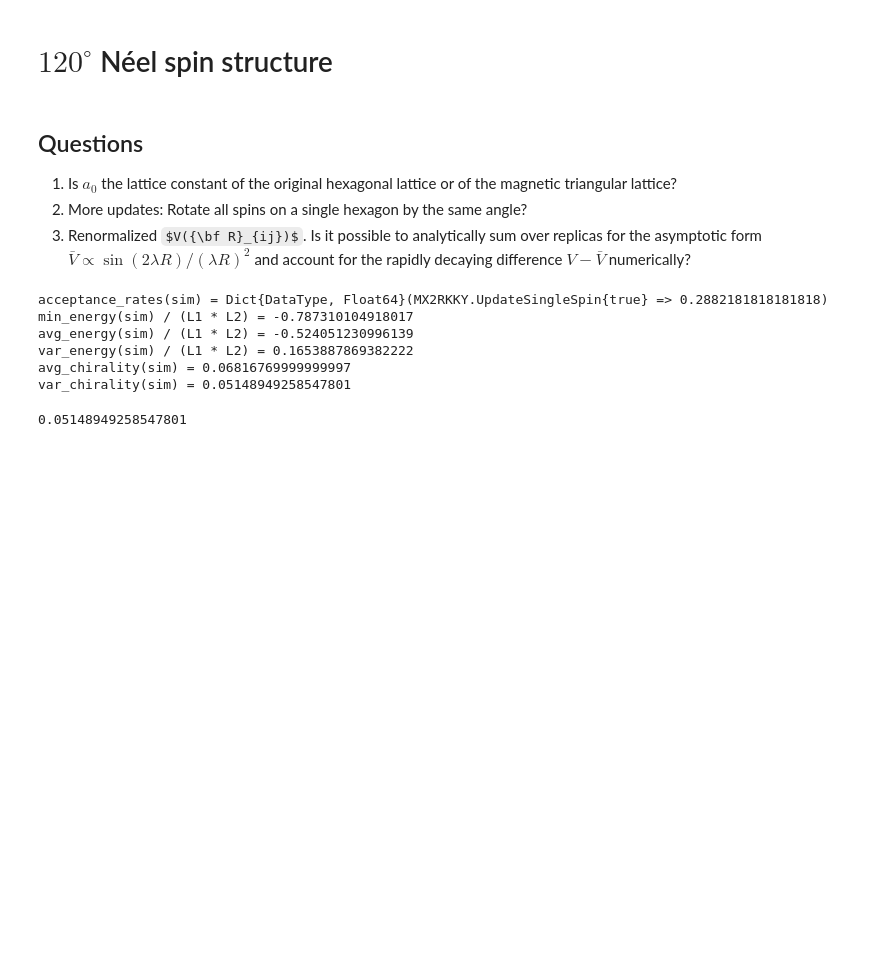
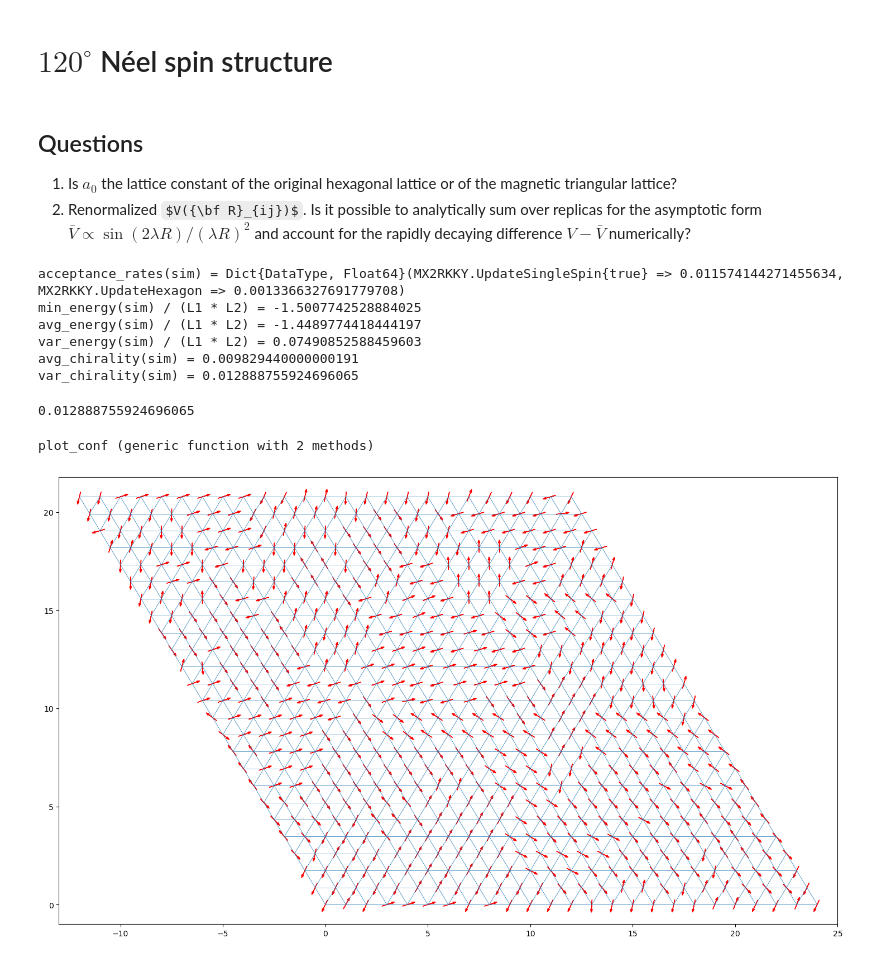
Before and after one commit to krivenko/MX2RKKY.jl, a Jupyter notebook: notebooks/Neel.ipynb, the cells around one changed output. Drawn from its saved outputs; the diff is of its cells as text; code cells hidden in the pictures; some formulas as TeX source; blank space fills up the shorter version.

Commit message:
Neel: Added plotting of planar spin configurations

```diff
--- a/notebooks/Neel.ipynb
+++ b/notebooks/Neel.ipynb
@@ -4,14 +4,13 @@
 ## Questions
 
 1. Is $a_0$ the lattice constant of the original hexagonal lattice or of the magnetic triangular lattice?
-2. More updates: Rotate all spins on a single hexagon by the same angle?
 3. Renormalized $V({\bf R}_{ij})$. Is it possible to analytically sum over replicas for the asymptotic form $\bar V \propto \sin(2\lambda R) / (\lambda R)^2$ and account for the rapidly decaying difference $V - \bar V$ numerically?
 # %%
 using Random: MersenneTwister
 
 using MX2RKKY
 # %%
-L1, L2 = 100, 100
+L1, L2 = 25, 25
 
 # Temperature
 T = 0.01
@@ -19,19 +18,19 @@ T = 0.01
 Jpar = 1.0
 Jperp = 0.0
 # RKKY parameters
-Vpar = 0.01
+Vpar = 0.0
 Vperp = 0.0
 λ = 0.05 # k_F a_0
 
-n_cycles = 1000
-n_warmup_cycles = 100
+n_cycles = 10000
+n_warmup_cycles = 1000
 cycle_length = 50
 
 rng = MersenneTwister(123456)
 conf = Configuration(L1, L2, rng, inplane=true)
 
 sim = MCSimulation(conf, β=1/T, Jpar=Jpar, Jperp=Jperp, Vpar=Vpar, Vperp=Vperp, λ=λ, Vrenormalize=false)
-run!(sim, n_cycles=n_cycles, n_warmup_cycles=n_warmup_cycles, cycle_length=cycle_length, inplane=true)
+run!(sim, n_cycles=n_cycles, n_warmup_cycles=n_warmup_cycles, cycle_length=cycle_length, inplane=true, update_hexagon_prob=0.1)
 # %%
 @show acceptance_rates(sim)
 
@@ -43,10 +42,60 @@ run!(sim, n_cycles=n_cycles, n_warmup_cycles=n_warmup_cycles, cycle_length=cycle
 @show avg_chirality(sim)
 @show var_chirality(sim)
 # %% [output]
-acceptance_rates(sim) = Dict{DataType, Float64}(MX2RKKY.UpdateSingleSpin{true} => 0.2882181818181818)
-min_energy(sim) / (L1 * L2) = -0.787310104918017
-avg_energy(sim) / (L1 * L2) = -0.524051230996139
-var_energy(sim) / (L1 * L2) = 0.1653887869382222
-avg_chirality(sim) = 0.06816769999999997
-var_chirality(sim) = 0.05148949258547801
+acceptance_rates(sim) = Dict{DataType, Float64}(MX2RKKY.UpdateSingleSpin{true} => 0.011574144271455634, MX2RKKY.UpdateHexagon => 0.0013366327691779708)
+min_energy(sim) / (L1 * L2) = -1.5007742528884025
+avg_energy(sim) / (L1 * L2) = -1.4489774418444197
+var_energy(sim) / (L1 * L2) = 0.07490852588459603
+avg_chirality(sim) = 0.009829440000000191
+var_chirality(sim) = 0.012888755924696065
-0.05148949258547801
+0.012888755924696065
+# %%
+using PyPlot; const plt = PyPlot;
+plt.pygui(false); plt.svg(true);
+
+function plot_conf(conf::MX2RKKY.Configuration, plot_scale::Float64 = 0.5)
+    i2c = (i1, i2) -> (i1 - 0.5 * i2, √3/2 * i2)
+    L1, L2 = size(conf)
+
+    # Draw triangular grid
+    grid_segments = []
+    for i1 in 0:(L1-1)
+        push!(grid_segments, [i2c(i1, 0), i2c(i1, L2-1)])
+        (i1 == L1-1) && continue
+        lenc = L1-i1-1
+        push!(grid_segments, [i2c(i1, 0), i2c(i1, 0) .+ i2c(lenc, lenc)])
+    end
+    for i2 in 0:(L2-1)
+        push!(grid_segments, [i2c(0, i2), i2c(L1-1, i2)])
+        (i2 == 0 || i2 == L2-1) && continue
+        lenc = min(L2-i2-1, L1-1)
+        push!(grid_segments, [i2c(0, i2), i2c(0, i2) .+ i2c(lenc, lenc)])
+    end
+    grid = plt.matplotlib.collections.LineCollection(grid_segments, linewidths=0.5)
+
+    xmin = minimum(min(s[1][1], s[2][1]) for s in grid_segments)
+    xmax = maximum(max(s[1][1], s[2][1]) for s in grid_segments)
+    ymin = minimum(min(s[1][2], s[2][2]) for s in grid_segments)
+    ymax = maximum(max(s[1][2], s[2][2]) for s in grid_segments)
+
+    fig = plt.figure(figsize=(plot_scale * (xmax-xmin), plot_scale * (ymax-ymin)))
+    ax = plt.gca()
+    ax.add_collection(grid)
+
+    # Draw spins
+    for i in eachindex(conf)
+        Sx, Sy = plot_scale * conf.S_vec[1:2, i...] ./ conf.S
+        x, y = i2c(i...)
+        plt.arrow(x - Sx/2, y - Sy/2, Sx, Sy, color="red", head_width=0.1)
+    end
+
+    ax.set_xlim(xmin - 2 * plot_scale, xmax + 2 * plot_scale)
+    ax.set_ylim(ymin - 2 * plot_scale, ymax + 2 * plot_scale)
+    plt.show()
+end
+# %% [output]
+plot_conf (generic function with 2 methods)
+# %%
+plot_conf(sim.conf)
+# %% [output]
+[figure, added]
```
Also changed, not shown: 1 other file.
